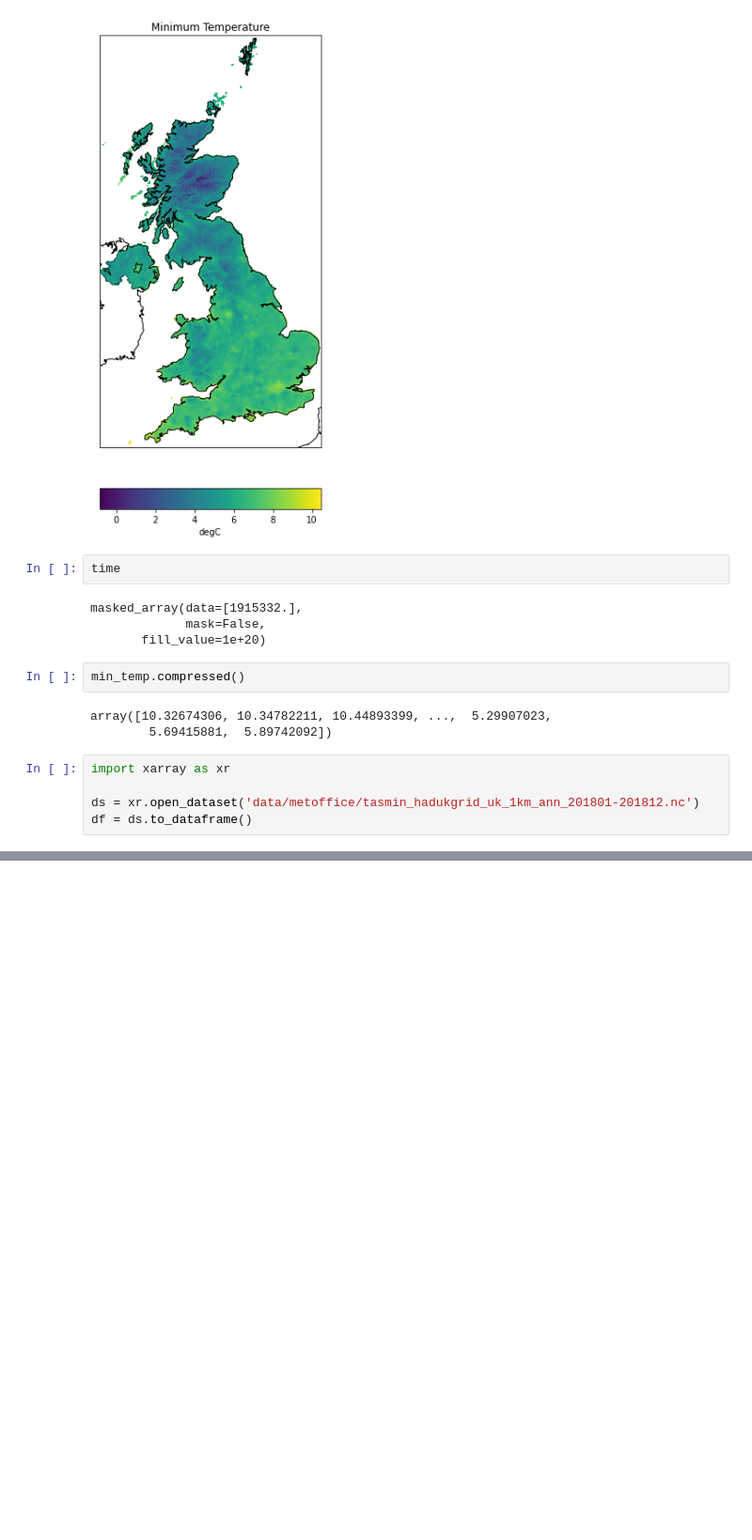
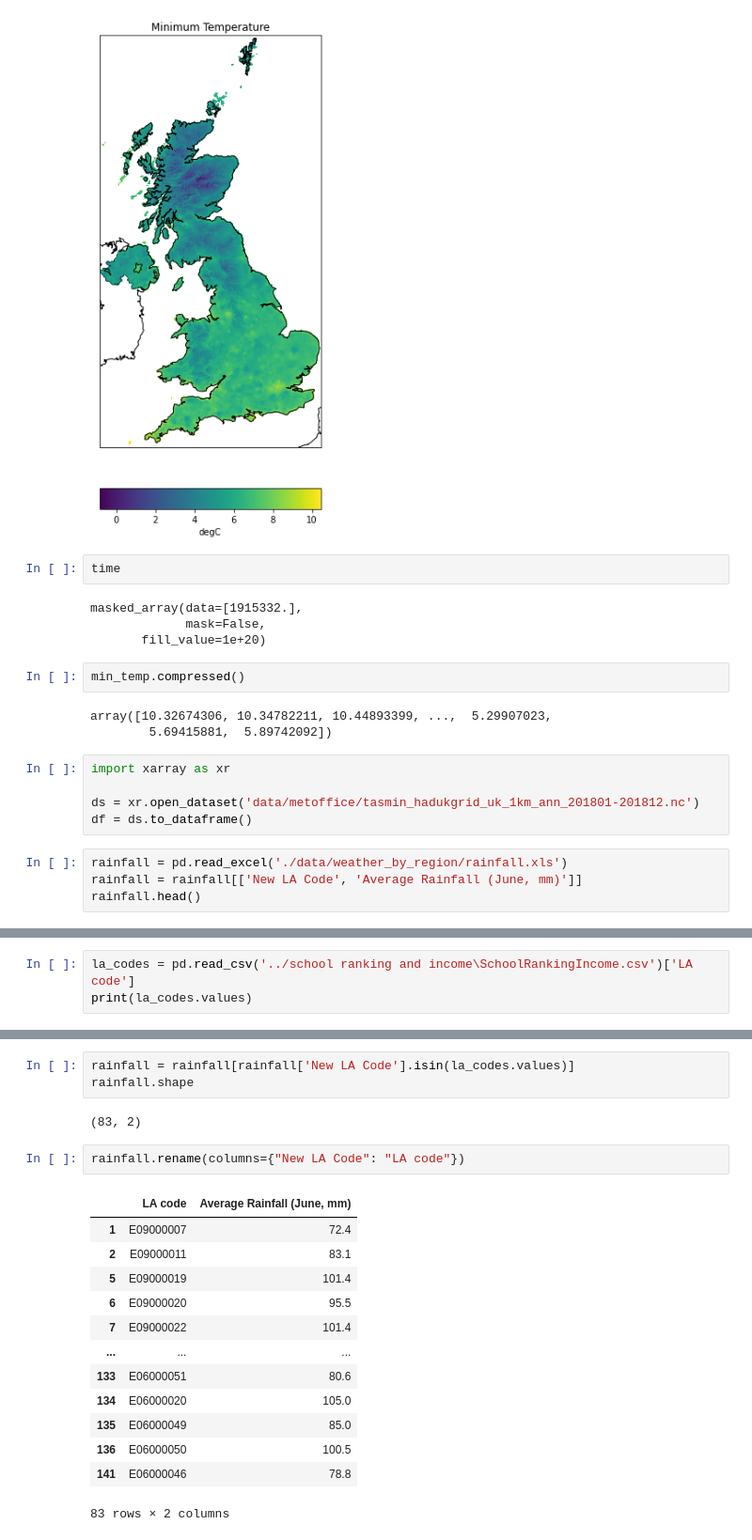
Before and after one commit to JonathanMarriott/ADS-Loneliness, a Jupyter notebook: weather/dataset_exploration.ipynb, the cells around one changed output, grey strips where cells are left out. Shown at 94% size. Cells and saved outputs as stored; diff of their text form; blank space fills up the shorter version.

```diff
--- a/weather/dataset_exploration.ipynb
+++ b/weather/dataset_exploration.ipynb
@@ -404,3 +404,7 @@ import xarray as xr
 
 ds = xr.open_dataset('data/metoffice/tasmin_hadukgrid_uk_1km_ann_201801-201812.nc')
 df = ds.to_dataframe()
+# %%
+rainfall = pd.read_excel('./data/weather_by_region/rainfall.xls')
+rainfall = rainfall[['New LA Code', 'Average Rainfall (June, mm)']]
+rainfall.head()
@@ -406,0 +431,3 @@ df = ds.to_dataframe()
+# %%
+la_codes = pd.read_csv('../school ranking and income\SchoolRankingIncome.csv')['LA code']
+print(la_codes.values)
@@ -406,0 +450,21 @@ df = ds.to_dataframe()
+# %%
+rainfall = rainfall[rainfall['New LA Code'].isin(la_codes.values)]
+rainfall.shape
+# %% [output]
+(83, 2)
+# %%
+rainfall.rename(columns={"New LA Code": "LA code"})
+# %% [output]
+|  | LA code | Average Rainfall (June, mm) |
+| 1 | E09000007 | 72.4 |
+| 2 | E09000011 | 83.1 |
+| 5 | E09000019 | 101.4 |
+| 6 | E09000020 | 95.5 |
+| 7 | E09000022 | 101.4 |
+| ... | ... | ... |
+| 133 | E06000051 | 80.6 |
+| 134 | E06000020 | 105.0 |
+| 135 | E06000049 | 85.0 |
+| 136 | E06000050 | 100.5 |
+| 141 | E06000046 | 78.8 |
+83 rows × 2 columns
```
Also changed, not shown: parts of 5 cells of this notebook, 4 other files.
